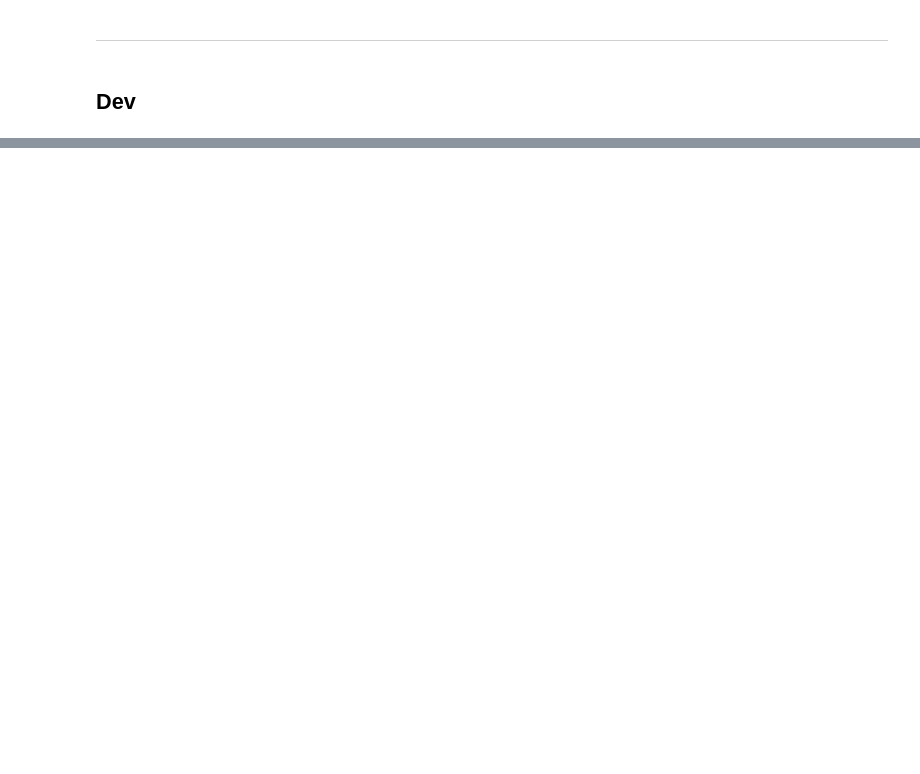
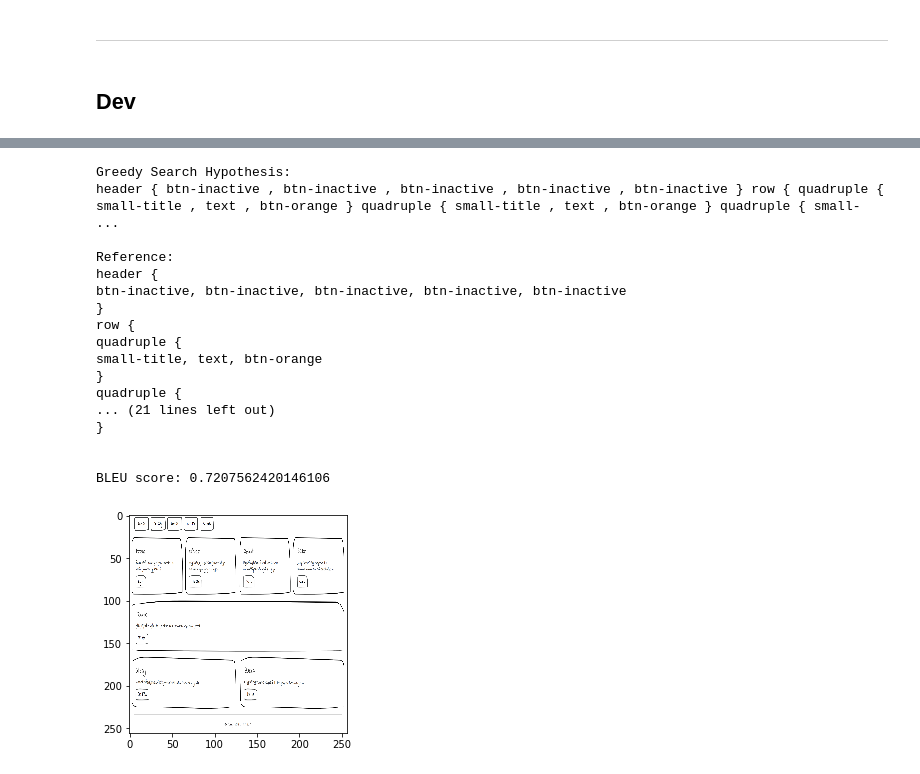
Before and after one commit to VIVelev/sketchy-code, a Jupyter notebook: src/Look-Once Model.ipynb, the cells around one changed output, grey strips where cells are left out. Cells and saved outputs as stored; diff of their text form; code cells hidden in the pictures; blank space fills up the shorter version.

```diff
--- a/src/Look-Once Model.ipynb
+++ b/src/Look-Once Model.ipynb
@@ -684,0 +682,21 @@ BLEU score: 0.665298106084537
+# %%
+evaluate()
+# %% [output]
+Greedy Search Hypothesis:
+header { btn-inactive , btn-inactive , btn-inactive , btn-inactive , btn-inactive } row { quadruple { small-title , text , btn-orange } quadruple { small-title , text , btn-orange } quadruple { small- ...
+
+Reference:
+header {
+btn-inactive, btn-inactive, btn-inactive, btn-inactive, btn-inactive
+}
+row {
+quadruple {
+small-title, text, btn-orange
+}
+quadruple {
+... (21 lines left out)
+}
+
+
+BLEU score: 0.7207562420146106
+[figure, added]
```
Also changed, not shown: parts of 8 cells of this notebook.
